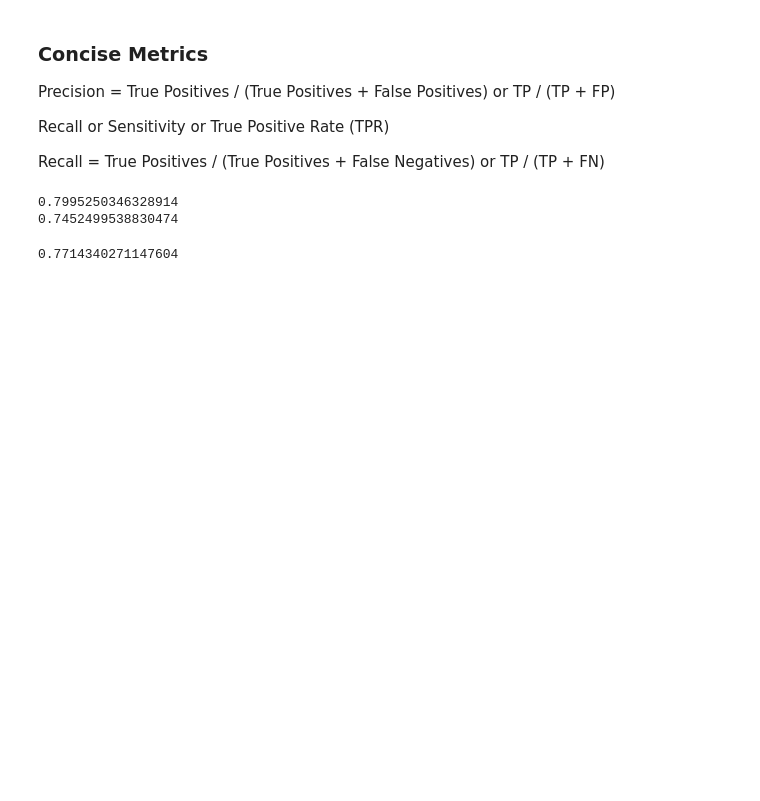
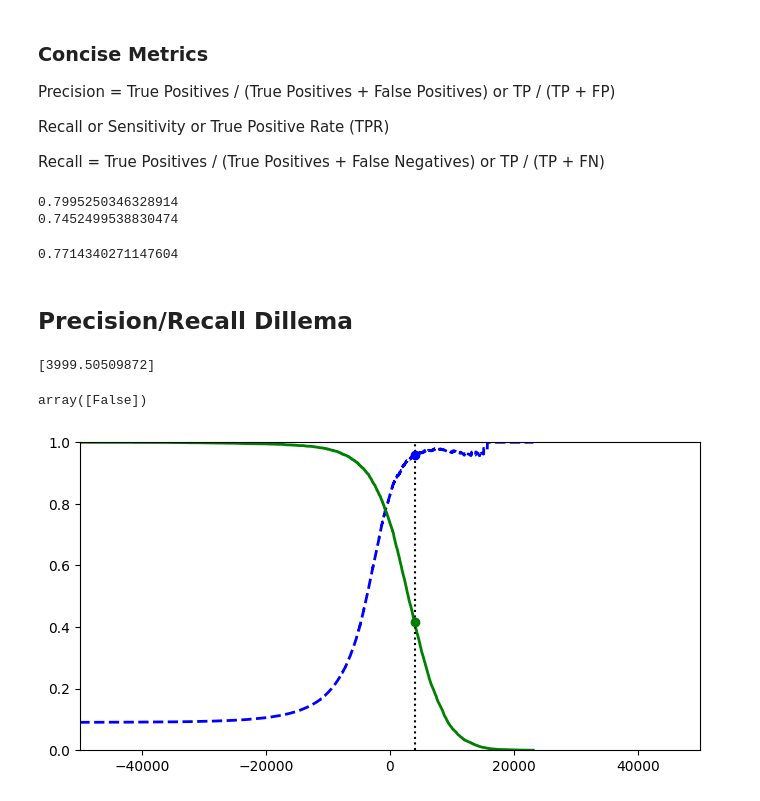
Before and after one commit to RexynyN/data-science, a Jupyter notebook: ml/book-handson/Cap3/NewNotebook.ipynb, the cells around one changed output. Saved outputs shown, nothing was run; the diff lists cells and outputs as text; code cells hidden in the pictures; blank space fills up the shorter version.

```diff
--- a/ml/book-handson/Cap3/NewNotebook.ipynb
+++ b/ml/book-handson/Cap3/NewNotebook.ipynb
@@ -217,3 +217,40 @@ from sklearn.metrics import f1_score
 print(f1_score(y_train_5, y_train_pred)) # A good metric for models that have similar precision and recall
 # %% [output]
 0.7714340271147604
+# %% [markdown]
+## Precision/Recall Dillema
+# %%
+# Getting the score of this instance
+y_scores = sgd_clf.decision_function([some_digit])
+print(y_scores)
+
+
+# Setting "manually" the threshold to see how the precision and recall behave
+threshold = 4000
+y_some_digit_pred = (y_scores > threshold)
+y_some_digit_pred
+# %% [output]
+[3999.50509872]
+array([False])
+# %%
+from sklearn.metrics import precision_recall_curve
+
+# Check what is the best threshold to use
+y_scores = cross_val_predict(sgd_clf, X_train, y_train_5, cv=5, method="decision_function")
+precisions, recalls, thresholds = precision_recall_curve(y_train_5, y_scores )
+
+
+# Plot the Precision Recall Curve (Dotted line is the threshold we chose)
+plt.figure(figsize=(8, 4))
+plt.plot(thresholds, precisions[:-1], "b--", label="Precision", linewidth=2)
+plt.plot(thresholds, recalls[:-1], "g-", label="Recall", linewidth=2)
+plt.vlines(threshold, 0, 1., "k", "dotted", label="Threshold")
+
+# Beautify
+idx = (thresholds >= threshold).argmax()  # first index ≥ threshold
+plt.plot(thresholds[idx], precisions[idx], "bo")
+plt.plot(thresholds[idx], recalls[idx], "go")
+plt.axis([-50000, 50000, 0, 1])
+plt.show()
+# %% [output]
+[figure, added]
```
Also changed, not shown: parts of 1 cell of this notebook, 1 other file.
